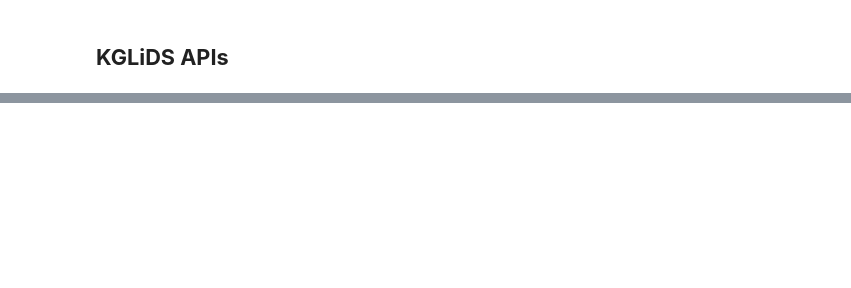
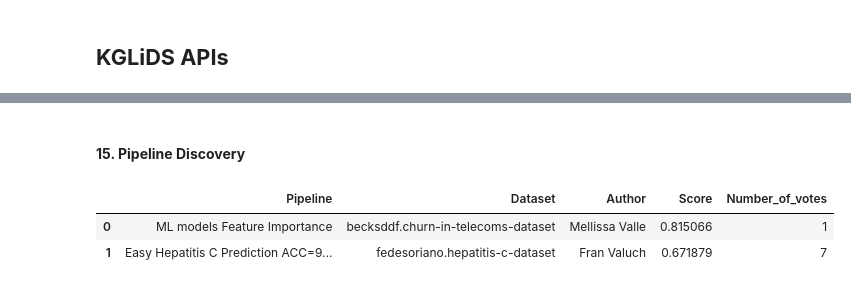
Before and after one commit to CoDS-GCS/kglids, a Jupyter notebook: KGLiDS_notebook.ipynb, the cells around one changed output, grey strips where cells are left out. Saved outputs shown, nothing was run; the diff lists cells and outputs as text; code cells hidden in the pictures; blank space fills up the shorter version.

Commit message:
add get_pipelines_calling_libraries()

```diff
--- a/KGLiDS_notebook.ipynb
+++ b/KGLiDS_notebook.ipynb
@@ -113,0 +334,11 @@ kglids.get_top_used_libraries(k = 5, task = 'clustering')
+# %% [markdown]
+#### <b>15. Pipeline Discovery</b>
+# %%
+pipelines_info = kglids.get_pipelines_calling_libraries(['pandas.read_csv',
+                                                         'xgboost.XGBClassifier',
+                                                         'sklearn.metrics.f1_score'])
+pipelines_info
+# %% [output]
+|  | Pipeline | Dataset | Author | Score | Number_of_votes |
+| 0 | ML models Feature Importance | becksddf.churn-in-telecoms-dataset | Mellissa Valle | 0.815066 | 1 |
+| 1 | Easy Hepatitis C Prediction ACC=9... | fedesoriano.hepatitis-c-dataset | Fran Valuch | 0.671879 | 7 |
```
Also changed, not shown: parts of 42 cells of this notebook, 2 other files.
